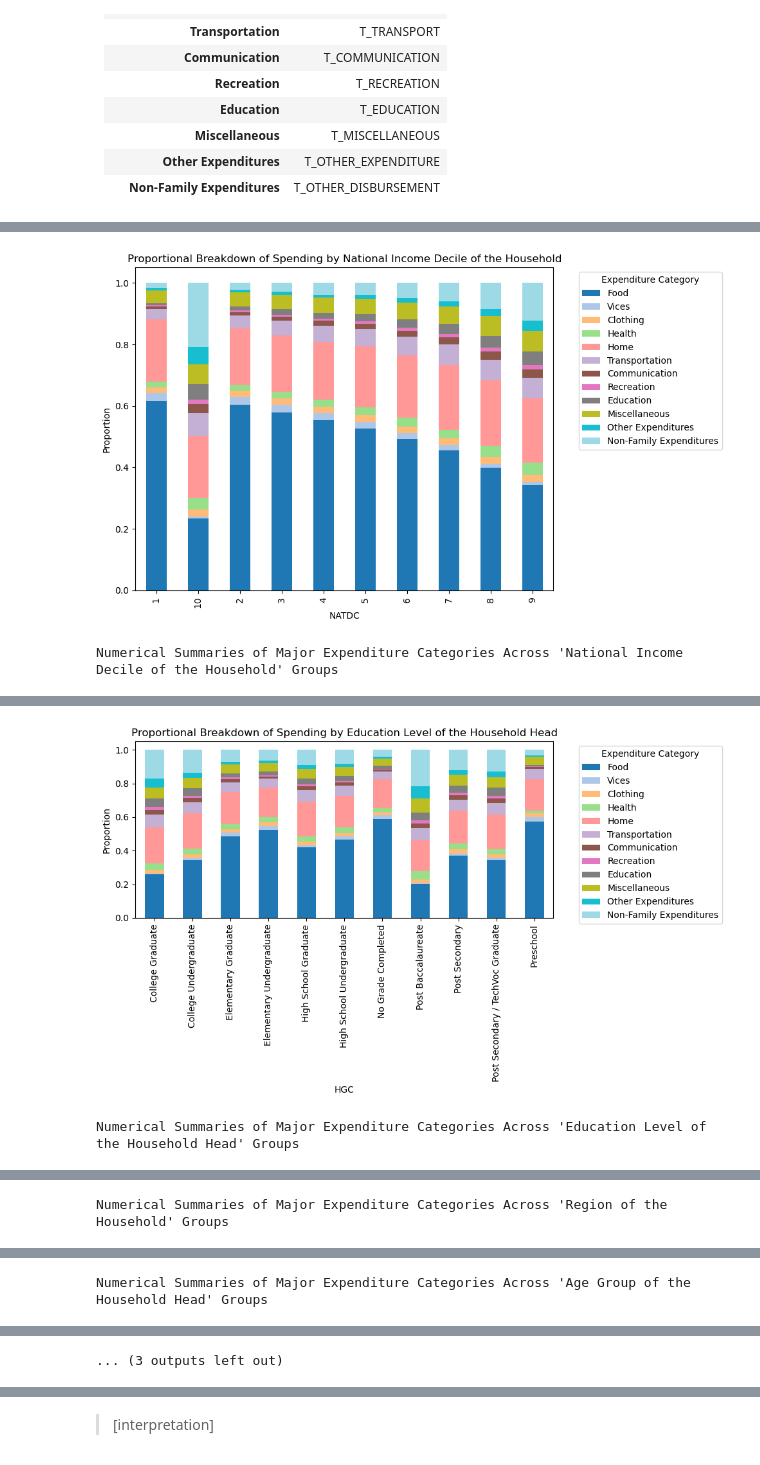
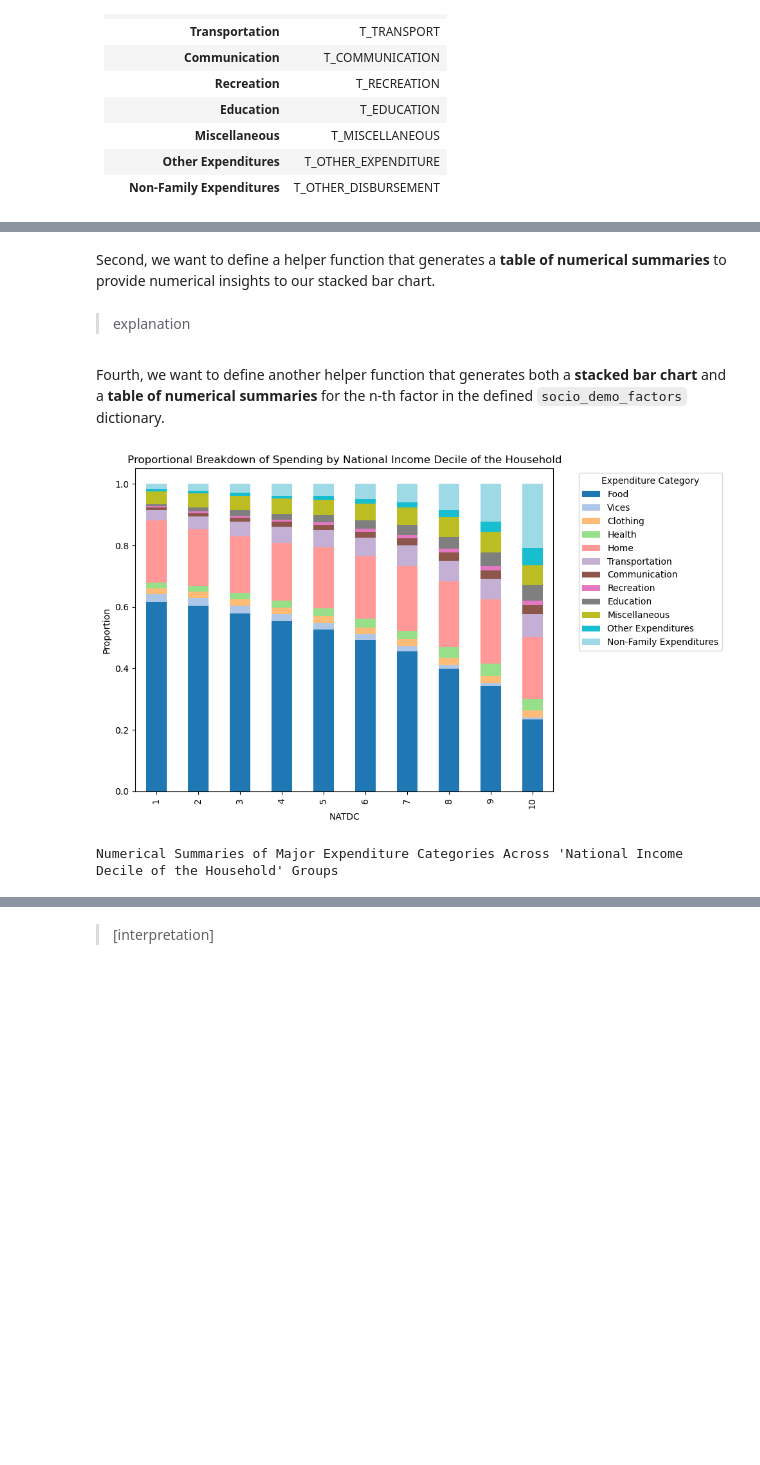
Before and after one commit to qu1r0ra/psa-dataset-analysis, a Jupyter notebook: fie-analysis.ipynb, the cells around one changed output, grey strips where cells are left out. Drawn from its saved outputs; the diff is of its cells as text; code cells hidden in the pictures; blank space fills up the shorter version.

```diff
--- a/fie-analysis.ipynb
+++ b/fie-analysis.ipynb
@@ -460,3 +468,5 @@ def plot_stacked_bar(df, groupby_col, category_dict, sort_groups=False, figsize=
 
     plt.tight_layout()
     plt.show()
+# %% [markdown]
+Second, we want to define a helper function that generates a **table of numerical summaries** to provide numerical insights to our stacked bar chart.
@@ -463,45 +506,30 @@ def plot_stacked_bar(df, groupby_col, category_dict, sort_groups=False, figsize=
+# %% [markdown]
+>explanation
+# %% [markdown]
+Fourth, we want to define another helper function that generates both a **stacked bar chart** and a **table of numerical summaries** for the n-th factor in the defined `socio_demo_factors` dictionary.
+# %%
+socio_demo_factors_list = list(socio_demo_factors.items())
+
+def generate_stacked_bar_summary_table(n, reindex=False):
+    if n >= len(socio_demo_factors):
+        raise ValueError(f"Value must be in the range [0, {len(socio_demo_factors)-1}]")
+
+    factor_title = socio_demo_factors_list[n][0]
+    factor_col = socio_demo_factors_list[n][1]
+
+    generate_stacked_bar(
+        df,
+        groupby_col=factor_col,
+        category_dict=major_expenditure_categories,
+        reindex=reindex,
+        title=f"Proportional Breakdown of Spending by {factor_title}"
+    )
+
+    generate_summary_table(factor_title=factor_title, factor_col=factor_col)
 # %%
-for factor_title, factor_col in socio_demo_factors.items():
-    # Generate visualization
-    plot_stacked_bar(
-        df,
-        groupby_col=factor_col,
-        category_dict=major_expenditure_categories,
-        title=f"Proportional Breakdown of Spending by {factor_title}"
-    )
+natdc_reindex = ['1', '2', '3', '4', '5', '6', '7', '8', '9', '10']
 
-    df_grouped_summed = df.groupby(factor_col)[list(major_expenditure_categories.values())].sum()
-    df_grouped_normalized = df_grouped_summed.div(df_grouped_summed.sum(axis=1), axis=0)    # expenditures normalized to proportions
-
-    # Generate corresponding numerical summaries
-    summary_df = pd.DataFrame()
-
-    for category_title, category_col in major_expenditure_categories.items():
-        col_vals = df_grouped_normalized[category_col]
-
-        summary_df.loc[category_title, 'Mean'] = col_vals.mean()
-        summary_df.loc[category_title, 'Std Dev'] = col_vals.std()
-        summary_df.loc[category_title, 'Min %'] = col_vals.min()
-        summary_df.loc[category_title, 'Group with Min %'] = col_vals.idxmin()
-        summary_df.loc[category_title, 'Max %'] = col_vals.max()
-        summary_df.loc[category_title, 'Group with Max %'] = col_vals.idxmax()
-        summary_df.loc[category_title, 'Range'] = col_vals.max() - col_vals.min()
-
-    summary_df = summary_df[
-        ['Mean', 'Std Dev', 'Min %', 'Group with Min %', 'Max %', 'Group with Max %', 'Range']
-    ]
-
-    display(
-        summary_df.style
-            .set_caption(f"Numerical Summaries of Major Expenditure Categories Across '{factor_title}' Groups")
-            .format({
-                'Mean': '{:.4%}',
-                'Std Dev': '{:.4%}',
-                'Min %': '{:.4%}',
-                'Max %': '{:.4%}',
-                'Range': '{:.4%}'
-            })
-    )
+generate_stacked_bar_summary_table(0, reindex=natdc_reindex)
 # %% [output]
-[figure, old version]
+[figure, new version]
 Numerical Summaries of Major Expenditure Categories Across 'National Income Decile of the Household' Groups
@@ -521,2 +548,0 @@ Numerical Summaries of Major Expenditure Categories Across 'National Income Deci
-[figure, removed]
-Numerical Summaries of Major Expenditure Categories Across 'Education Level of the Household Head' Groups
@@ -537 +548,0 @@ Numerical Summaries of Major Expenditure Categories Across 'Education Level of t
-Numerical Summaries of Major Expenditure Categories Across 'Region of the Household' Groups
@@ -552 +548,0 @@ Numerical Summaries of Major Expenditure Categories Across 'Region of the Househ
-Numerical Summaries of Major Expenditure Categories Across 'Age Group of the Household Head' Groups
@@ -566 +548,0 @@ Numerical Summaries of Major Expenditure Categories Across 'Age Group of the Hou
-... (3 outputs left out)
```
Also changed, not shown: parts of 18 cells of this notebook.
